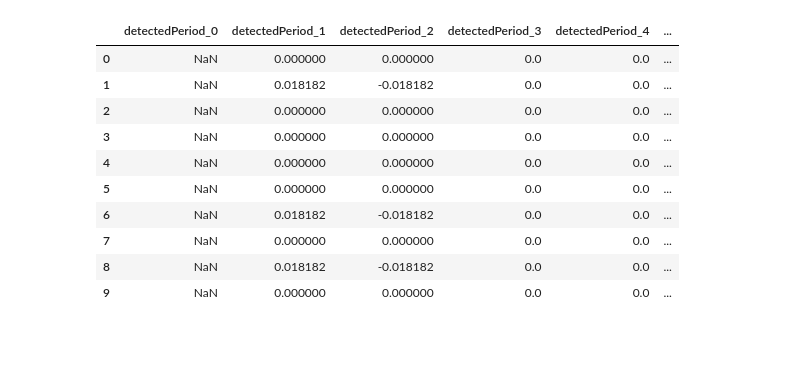
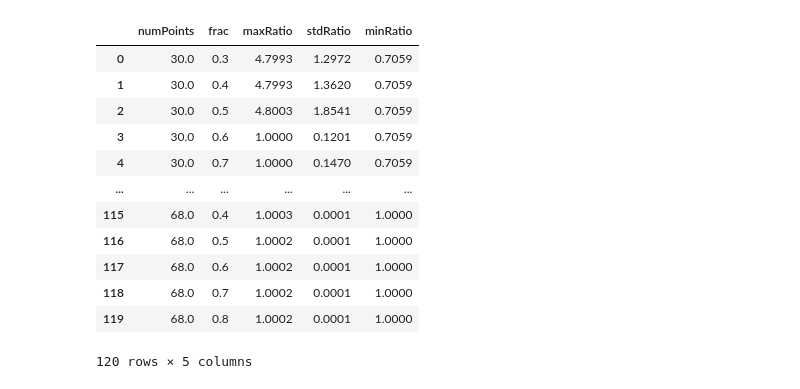
Before and after one commit to ShrRa/periodRecoveryMetric, a Jupyter notebook: InvestigatePhaseGapLocation.ipynb, the cells around one changed output. Saved outputs shown, nothing was run; the diff lists cells and outputs as text; code cells hidden in the pictures; blank space fills up the shorter version.

```diff
--- a/InvestigatePhaseGapLocation.ipynb
+++ b/InvestigatePhaseGapLocation.ipynb
@@ -166,14 +121,16 @@ for numPoints in range(30,70,2):
-# %%
-outputs[0.6]
-# %% [output]
-|  | detectedPeriod_0 | detectedPeriod_1 | detectedPeriod_2 | detectedPeriod_3 | detectedPeriod_4 | ... |
-| 0 | NaN | 0.000000 | 0.000000 | 0.0 | 0.0 | ... |
-| 1 | NaN | 0.018182 | -0.018182 | 0.0 | 0.0 | ... |
-| 2 | NaN | 0.000000 | 0.000000 | 0.0 | 0.0 | ... |
-| 3 | NaN | 0.000000 | 0.000000 | 0.0 | 0.0 | ... |
-| 4 | NaN | 0.000000 | 0.000000 | 0.0 | 0.0 | ... |
-| 5 | NaN | 0.000000 | 0.000000 | 0.0 | 0.0 | ... |
-| 6 | NaN | 0.018182 | -0.018182 | 0.0 | 0.0 | ... |
-| 7 | NaN | 0.000000 | 0.000000 | 0.0 | 0.0 | ... |
-| 8 | NaN | 0.018182 | -0.018182 | 0.0 | 0.0 | ... |
-| 9 | NaN | 0.000000 | 0.000000 | 0.0 | 0.0 | ... |
+# %%
+summary
+# %% [output]
+|  | numPoints | frac | maxRatio | stdRatio | minRatio |
+| 0 | 30.0 | 0.3 | 4.7993 | 1.2972 | 0.7059 |
+| 1 | 30.0 | 0.4 | 4.7993 | 1.3620 | 0.7059 |
+| 2 | 30.0 | 0.5 | 4.8003 | 1.8541 | 0.7059 |
+| 3 | 30.0 | 0.6 | 1.0000 | 0.1201 | 0.7059 |
+| 4 | 30.0 | 0.7 | 1.0000 | 0.1470 | 0.7059 |
+| ... | ... | ... | ... | ... | ... |
+| 115 | 68.0 | 0.4 | 1.0003 | 0.0001 | 1.0000 |
+| 116 | 68.0 | 0.5 | 1.0002 | 0.0001 | 1.0000 |
+| 117 | 68.0 | 0.6 | 1.0002 | 0.0001 | 1.0000 |
+| 118 | 68.0 | 0.7 | 1.0002 | 0.0001 | 1.0000 |
+| 119 | 68.0 | 0.8 | 1.0002 | 0.0001 | 1.0000 |
+120 rows × 5 columns
```
Also changed, not shown: parts of 14 cells of this notebook.
